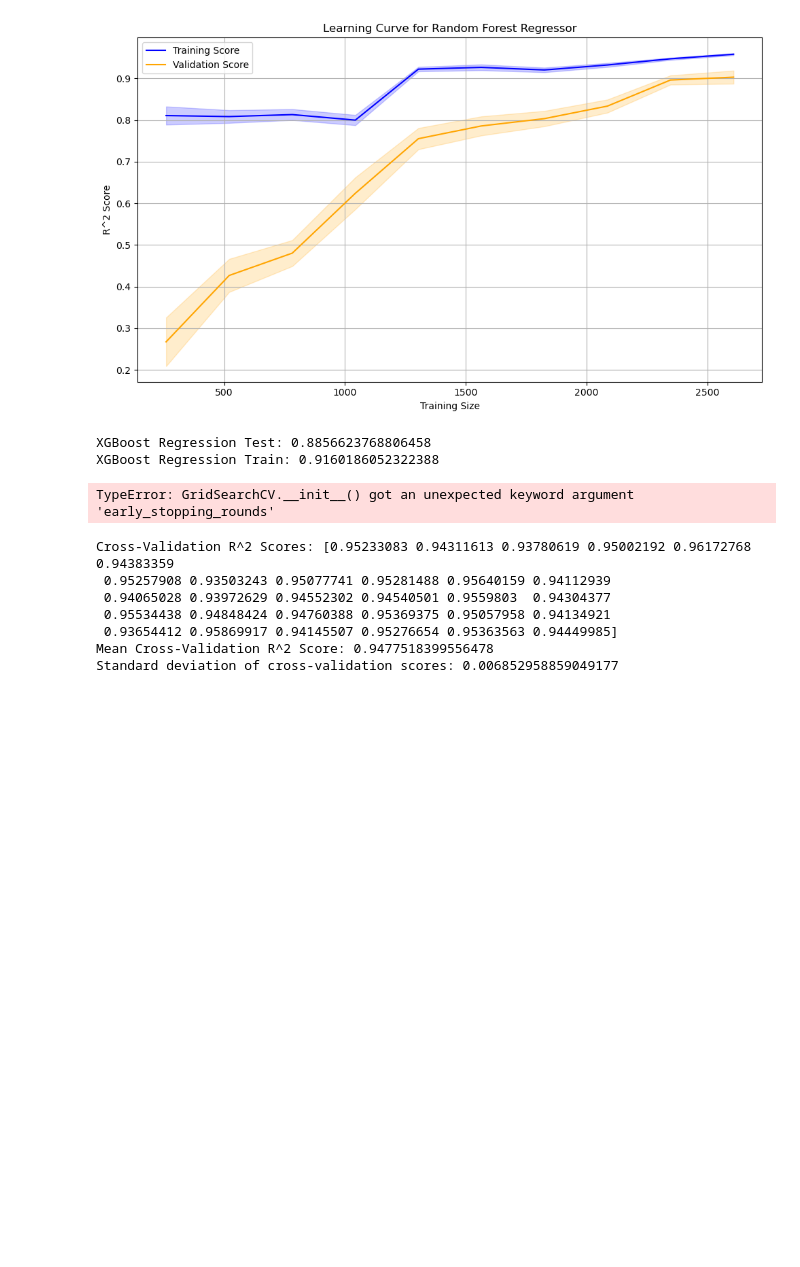
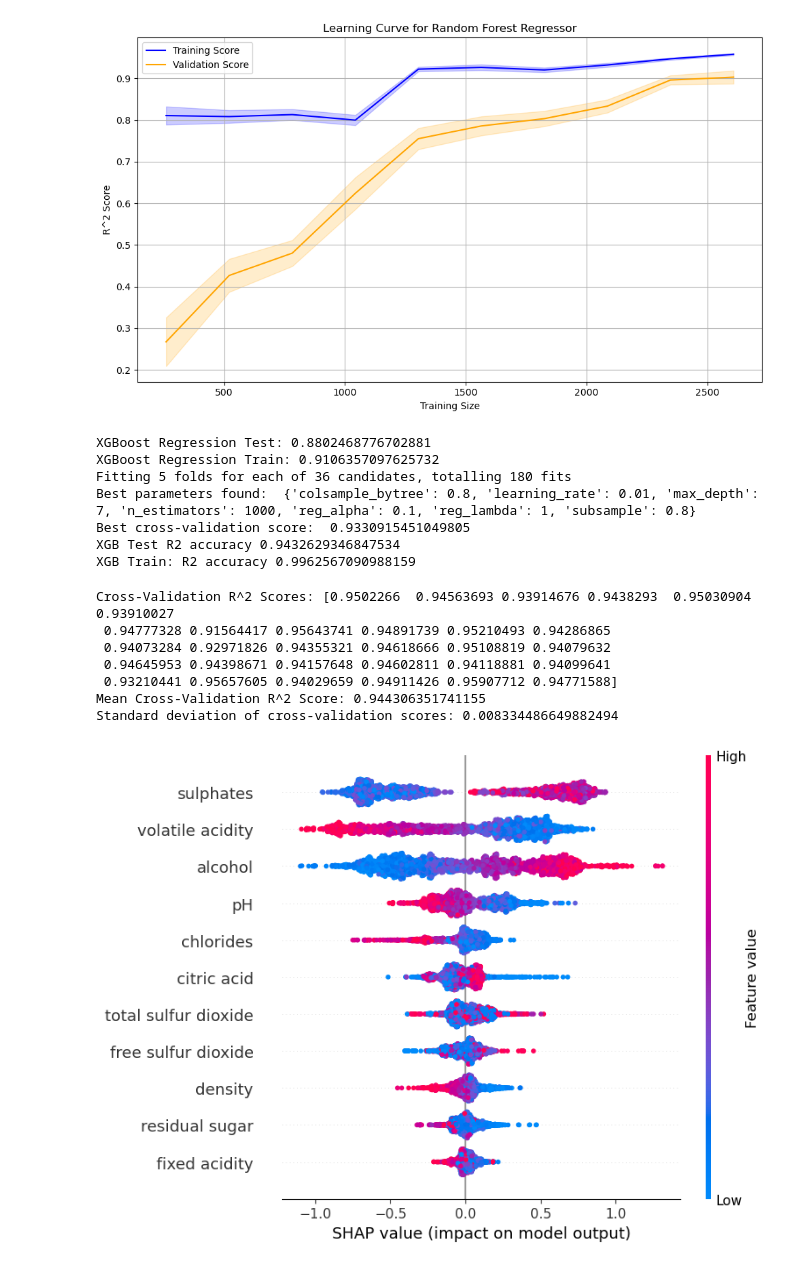
Before and after one commit to marcel0501/Wine, a Jupyter notebook: Project.ipynb, the cells around one changed output. Saved outputs shown, nothing was run; the diff lists cells and outputs as text; code cells hidden in the pictures; blank space fills up the shorter version.

Commit message:
Fixed last commit (Had a save error)

```diff
--- a/Project.ipynb
+++ b/Project.ipynb
@@ -223,9 +221,9 @@ print("XGBoost Regression Train:", r2_score(y_train, XGBReg.predict(X_train)))
 #Using the best parameters from the grid search
 
 param_grid = {
-    'n_estimators': [500],
+    'n_estimators': [1000],
     'learning_rate': [0.01, 0.1, 0.2],
-    'max_depth': [3, 5],
+    'max_depth': [3, 5 , 7],
     'subsample': [0.8, 1.0],
     'colsample_bytree': [0.8, 1.0],
     "reg_lambda": [1],
@@ -233,8 +231,9 @@ param_grid = {
 }
 
 modelXGB = XGBRegressor()
+# Perform grid search with cross-validation
 grid_search = GridSearchCV(modelXGB, param_grid, cv=5, n_jobs=-1, verbose=2)
-grid_search.fit(X_train, y_train,early_stopping_rounds=50)
+grid_search.fit(X_train, y_train)
 
 y_pred_XGB = grid_search.predict(X_test)
 y_pred_XGB_train = grid_search.predict(X_train)
@@ -246,11 +245,16 @@ print("Best cross-validation score: ", grid_search.best_score_)
 print("XGB Test R2 accuracy", r2_score(y_test, y_pred_XGB))
 print("XGB Train: R2 accuracy", r2_score(y_train, y_pred_XGB_train))
 # %% [output]
-XGBoost Regression Test: 0.8856623768806458
-XGBoost Regression Train: 0.9160186052322388
+XGBoost Regression Test: 0.8802468776702881
+XGBoost Regression Train: 0.9106357097625732
+Fitting 5 folds for each of 36 candidates, totalling 180 fits
+Best parameters found:  {'colsample_bytree': 0.8, 'learning_rate': 0.01, 'max_depth': 7, 'n_estimators': 1000, 'reg_alpha': 0.1, 'reg_lambda': 1, 'subsample': 0.8}
+Best cross-validation score:  0.9330915451049805
+XGB Test R2 accuracy 0.9432629346847534
+XGB Train: R2 accuracy 0.9962567090988159
-TypeError: GridSearchCV.__init__() got an unexpected keyword argument 'early_stopping_rounds'
 # %%
 #Checking for Overfitting with Cross Validation Method
+
 
 cv = RepeatedKFold(n_splits=10, n_repeats=3, random_state=42)
 scores = model_selection.cross_val_score(grid_search.best_estimator_, X_scaled, y_resampled, scoring='r2', cv=cv, n_jobs=-1)
@@ -258,10 +262,10 @@ print("Cross-Validation R^2 Scores:", scores)
 print("Mean Cross-Validation R^2 Score:", np.mean(scores))
 print(f"Standard deviation of cross-validation scores: {np.std(scores)}")
 # %% [output]
-Cross-Validation R^2 Scores: [0.95233083 0.94311613 0.93780619 0.95002192 0.96172768 0.94383359
- 0.95257908 0.93503243 0.95077741 0.95281488 0.95640159 0.94112939
- 0.94065028 0.93972629 0.94552302 0.94540501 0.9559803  0.94304377
- 0.95534438 0.94848424 0.94760388 0.95369375 0.95057958 0.94134921
- 0.93654412 0.95869917 0.94145507 0.95276654 0.95363563 0.94449985]
-Mean Cross-Validation R^2 Score: 0.9477518399556478
-Standard deviation of cross-validation scores: 0.006852958859049177
+Cross-Validation R^2 Scores: [0.9502266  0.94563693 0.93914676 0.9438293  0.95030904 0.93910027
+ 0.94777328 0.91564417 0.95643741 0.94891739 0.95210493 0.94286865
+ 0.94073284 0.92971826 0.94355321 0.94618666 0.95108819 0.94079632
+ 0.94645953 0.94398671 0.94157648 0.94602811 0.94118881 0.94099641
+ 0.93210441 0.95657605 0.94029659 0.94911426 0.95907712 0.94771588]
+Mean Cross-Validation R^2 Score: 0.944306351741155
+Standard deviation of cross-validation scores: 0.008334486649882494
@@ -267,0 +294,13 @@ Standard deviation of cross-validation scores: 0.006852958859049177
+# %%
+X_scaled_df = pd.DataFrame(X_scaled, columns=['fixed acidity', 'volatile acidity', 'citric acid', 'residual sugar',
+       'chlorides', 'free sulfur dioxide', 'total sulfur dioxide', 'density',
+       'pH', 'sulphates', 'alcohol'])
+
+
+explainer = shap.Explainer(grid_search.best_estimator_)
+shap_values = explainer(X_scaled_df)  # X_scaled is your input data
+
+# Summary plot
+shap.summary_plot(shap_values, X_scaled_df)
+# %% [output]
+[figure, added]
```
Also changed, not shown: parts of 6 cells of this notebook.
